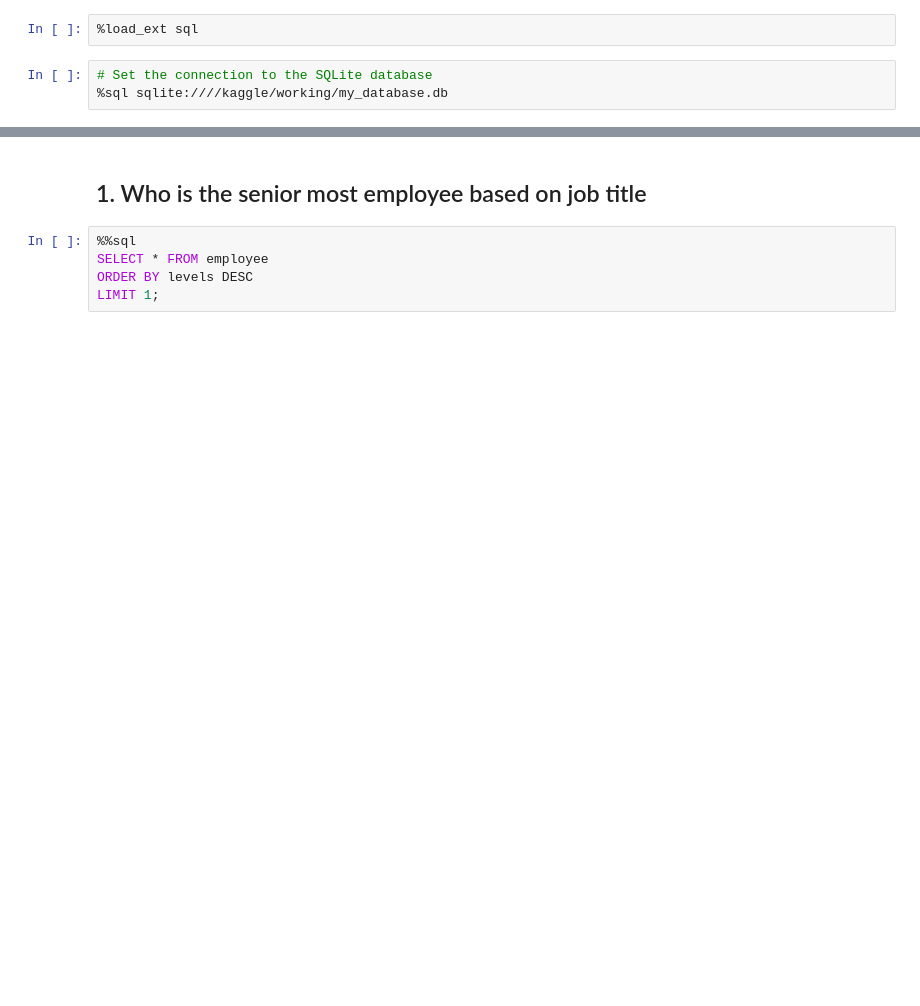
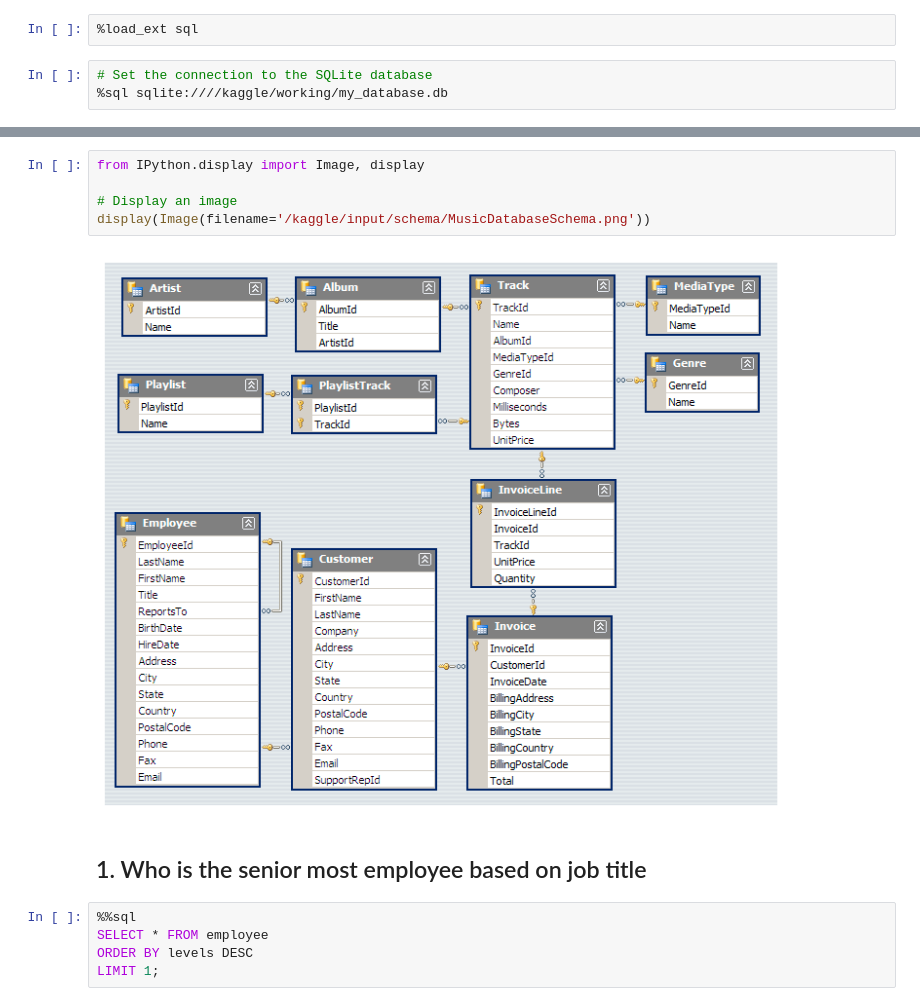
Before and after one commit to aravind8bkd/sql, a Jupyter notebook: Music Store Data Analysis/Music Store Data Analysis.ipynb, the cells around one changed output, grey strips where cells are left out. Drawn from its saved outputs; the diff is of its cells as text; blank space fills up the shorter version.

Commit message:
Kaggle Notebook | Music Store Data Analysis | Version 2

```diff
--- a/Music Store Data Analysis/Music Store Data Analysis.ipynb
+++ b/Music Store Data Analysis/Music Store Data Analysis.ipynb
@@ -56,3 +88,10 @@ SELECT name FROM sqlite_master WHERE type='table';
+# %%
+from IPython.display import Image, display
+
+# Display an image
+display(Image(filename='/kaggle/input/schema/MusicDatabaseSchema.png'))
+# %% [output]
+[figure, added]
 # %% [markdown]
 ## 1. Who is the senior most employee based on job title
 # %%
```
Also changed, not shown: parts of 5 cells of this notebook.
